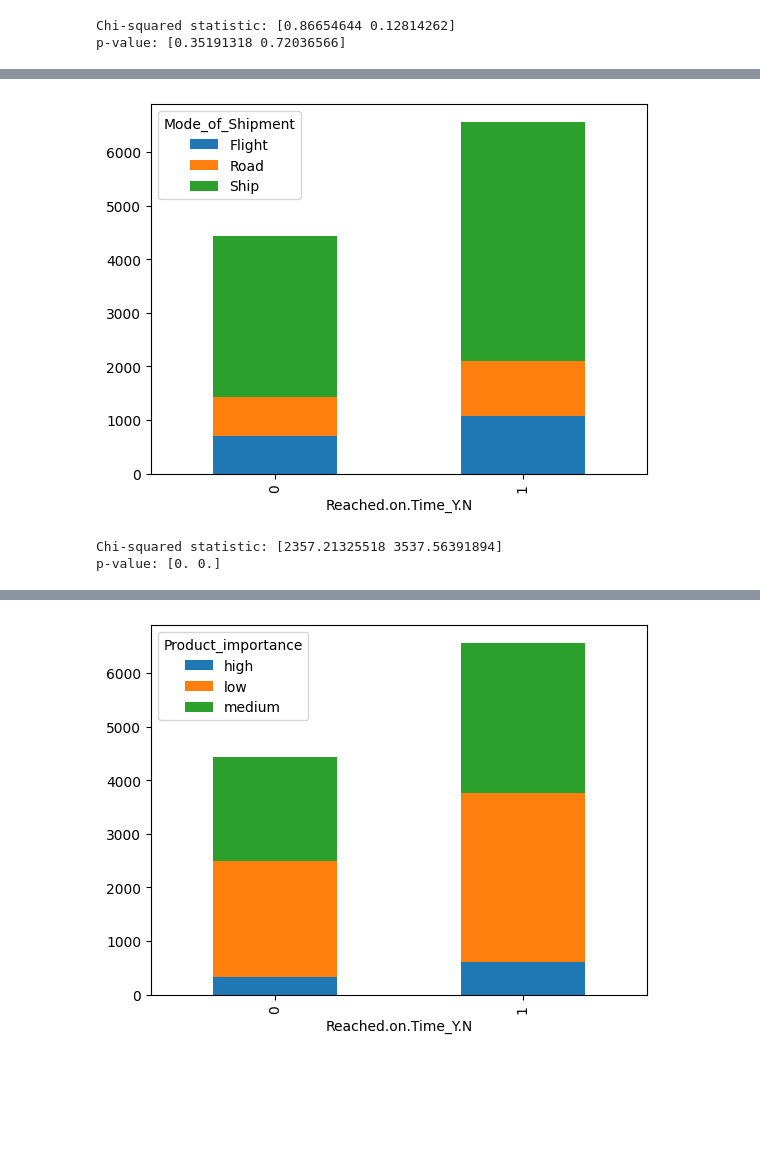
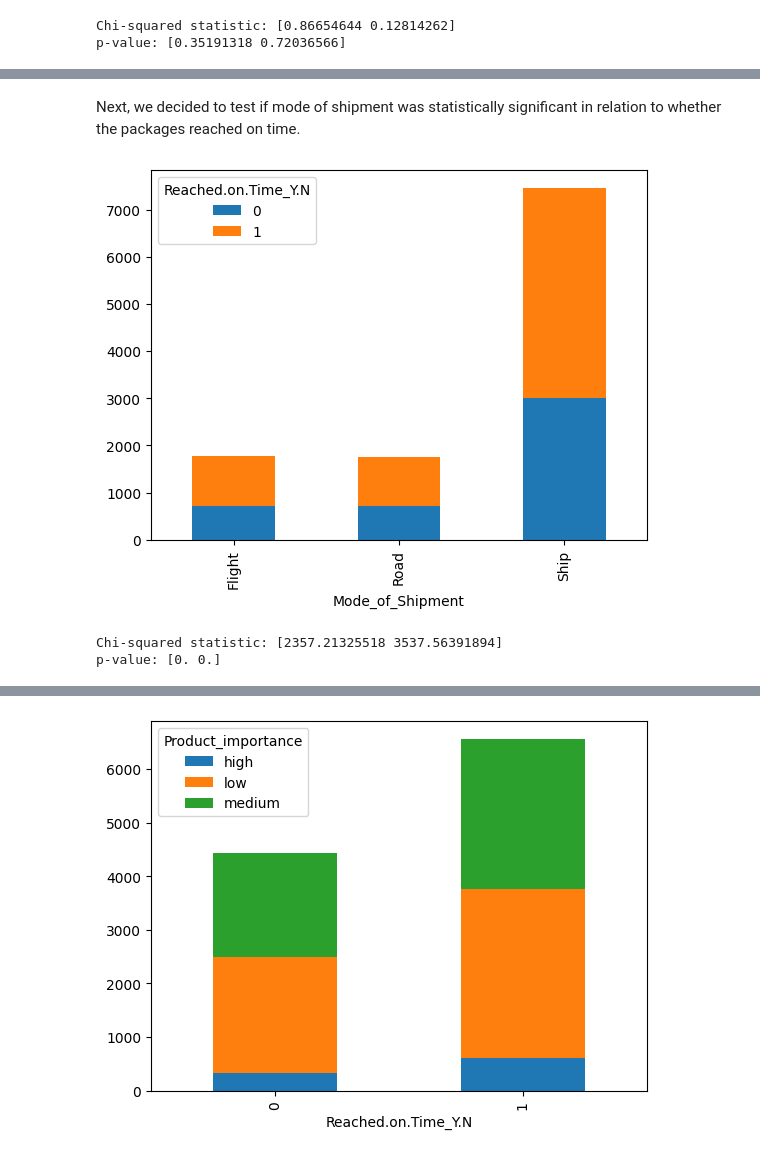
Before and after one commit to SurainSaigal/ML-Project, a Jupyter notebook: final.ipynb, the cells around one changed output, grey strips where cells are left out. Saved outputs shown, nothing was run; the diff lists cells and outputs as text; code cells hidden in the pictures; blank space fills up the shorter version.

```diff
--- a/final.ipynb
+++ b/final.ipynb
@@ -88,19 +97,21 @@ p-value: [4.41214072e-103 7.00761672e-159]
+# %% [markdown]
+Next, we decided to test if mode of shipment was statistically significant in relation to whether the packages reached on time.
 # %%
-mode_vs_time = df.groupby(['Mode_of_Shipment', 'Reached.on.Time_Y.N']).size().unstack().T
+mode_vs_time = df.groupby(['Reached.on.Time_Y.N', 'Mode_of_Shipment']).size().unstack().T
 
 
 mode_vs_time.plot(kind='bar', stacked=True)
 
 # Display the graph
 plt.show()
 
 tab = pd.crosstab(df['Mode_of_Shipment'], df['Reached.on.Time_Y.N'])
 
 chi, p_value = chisquare(tab)
 
 print("Chi-squared statistic:", chi)
 print("p-value:", p_value)
 # %% [output]
-[figure, old version]
+[figure, new version]
 Chi-squared statistic: [2357.21325518 3537.56391894]
 p-value: [0. 0.]
```
Also changed, not shown: parts of 30 cells of this notebook.
